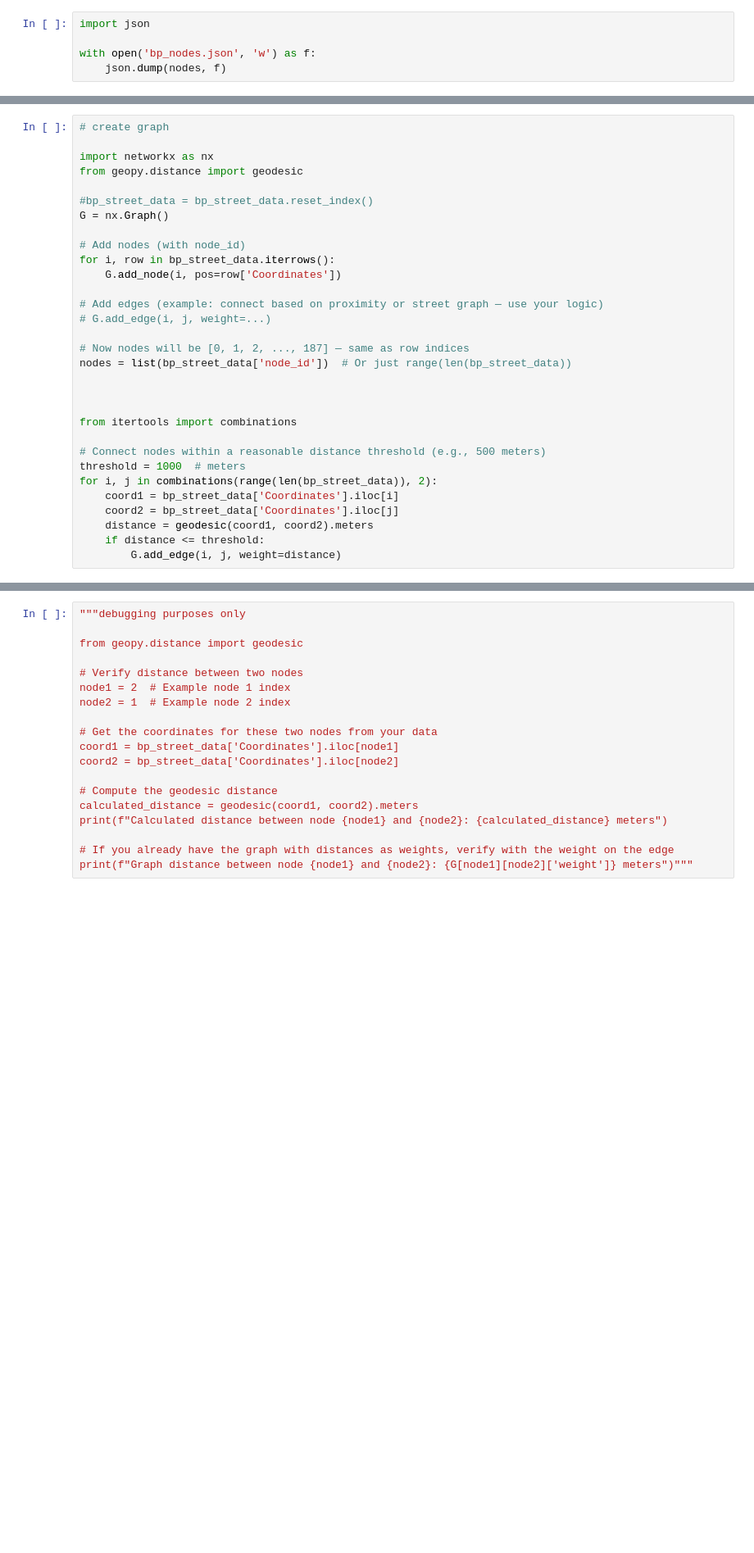
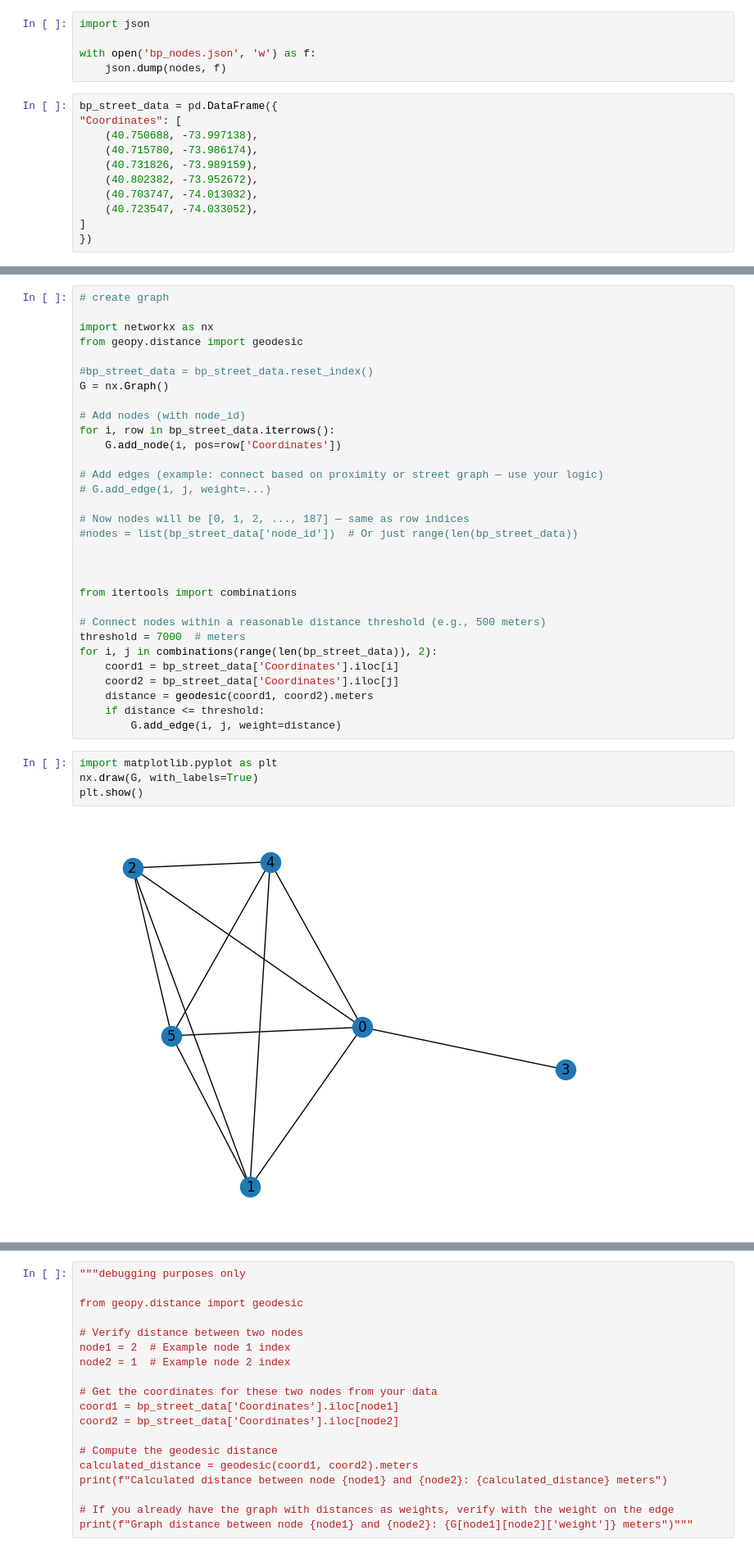
Before and after one commit to mablezhang2003/trash-route-optimization, a Jupyter notebook: Service Request Analysis.ipynb, the cells around one changed output, grey strips where cells are left out. Shown: that part at 82% size. Cells and saved outputs as stored; diff of their text form; blank space fills up the shorter version.

```diff
--- a/Service Request Analysis.ipynb
+++ b/Service Request Analysis.ipynb
@@ -338,3 +314,14 @@ import json
 
 with open('bp_nodes.json', 'w') as f:
     json.dump(nodes, f)
+# %%
+bp_street_data = pd.DataFrame({
+"Coordinates": [
+    (40.750688, -73.997138),
+    (40.715780, -73.986174),
+    (40.731826, -73.989159),
+    (40.802382, -73.952672),
+    (40.703747, -74.013032),
+    (40.723547, -74.033052),
+]
+})
@@ -355,20 +352,26 @@ for i, row in bp_street_data.iterrows():
 # G.add_edge(i, j, weight=...)
 
 # Now nodes will be [0, 1, 2, ..., 187] — same as row indices
-nodes = list(bp_street_data['node_id'])  # Or just range(len(bp_street_data))
+#nodes = list(bp_street_data['node_id'])  # Or just range(len(bp_street_data))
 
 
 
 from itertools import combinations
 
 # Connect nodes within a reasonable distance threshold (e.g., 500 meters)
-threshold = 1000  # meters
+threshold = 7000  # meters
 for i, j in combinations(range(len(bp_street_data)), 2):
     coord1 = bp_street_data['Coordinates'].iloc[i]
     coord2 = bp_street_data['Coordinates'].iloc[j]
     distance = geodesic(coord1, coord2).meters
     if distance <= threshold:
         G.add_edge(i, j, weight=distance)
+# %%
+import matplotlib.pyplot as plt
+nx.draw(G, with_labels=True)
+plt.show()
+# %% [output]
+[figure, added]
 # %%
 import numpy as np
 import pandas as pd
```
Also changed, not shown: parts of 13 cells of this notebook, 2 other files.
